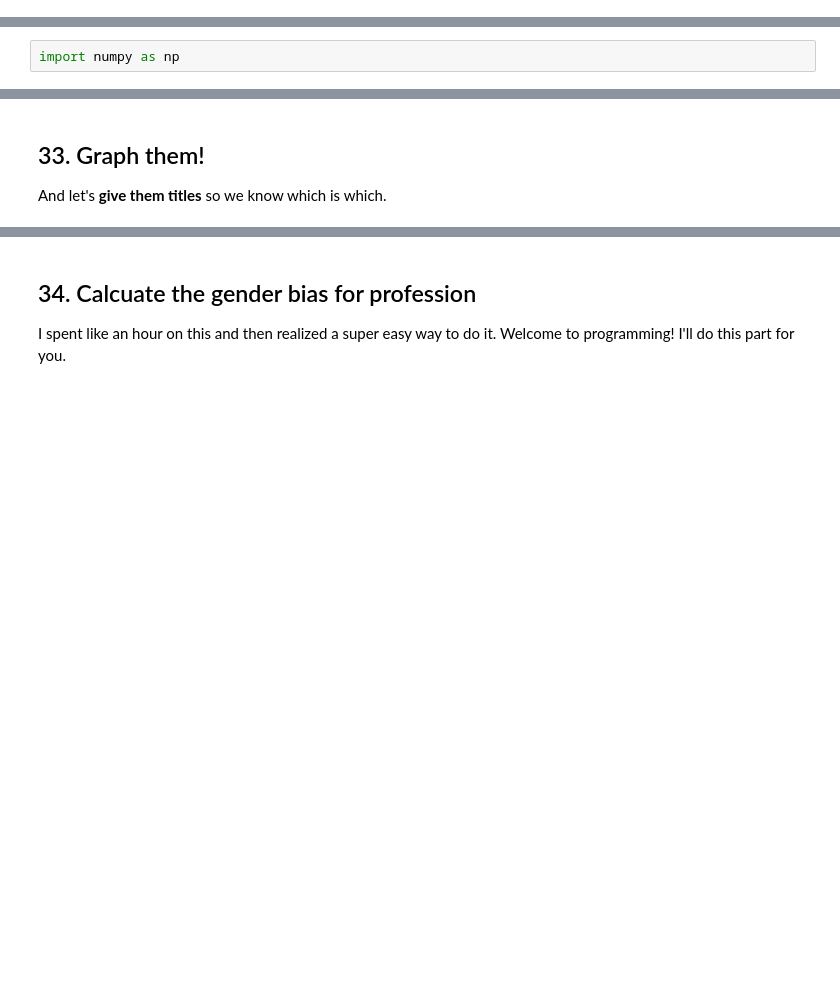
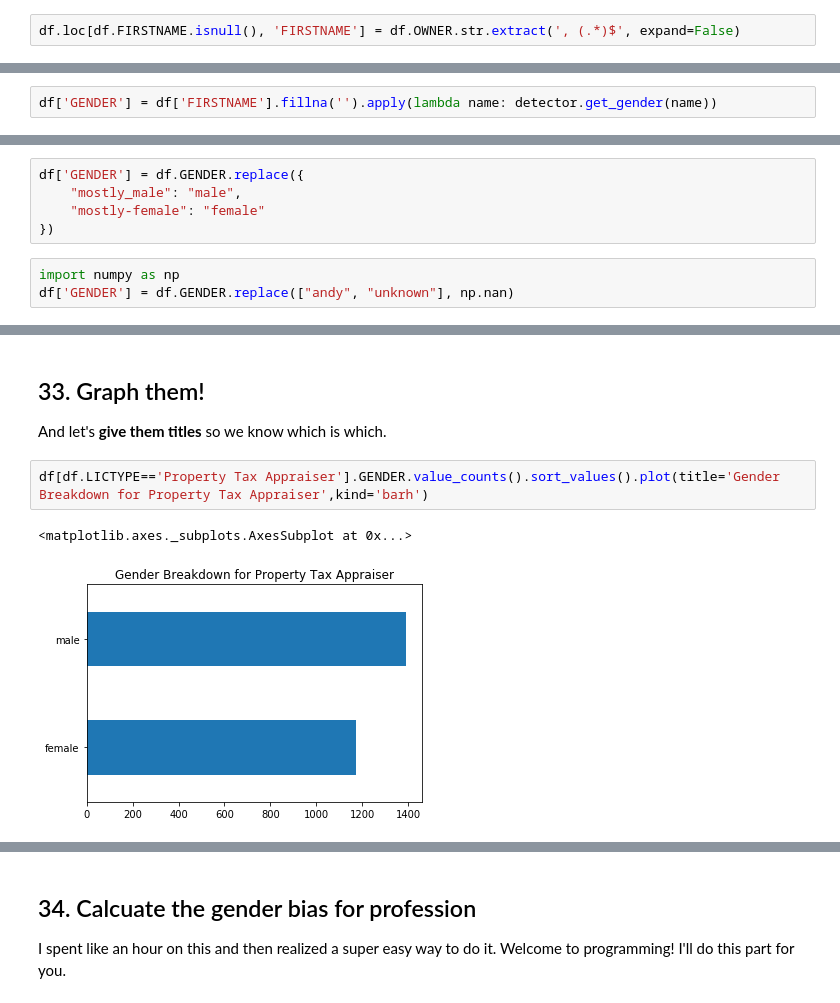
Before and after one commit to mingligraphics/foundations_homework, a Jupyter notebook: 07-homework/licensing/Licenses.ipynb, the cells around one changed output, grey strips where cells are left out. Saved outputs shown, nothing was run; the diff lists cells and outputs as text; blank space fills up the shorter version.

```diff
--- a/07-homework/licensing/Licenses.ipynb
+++ b/07-homework/licensing/Licenses.ipynb
@@ -180,5 +582,7 @@ If you'd like to use a separate regex for this group, you can use code like this
 `df.loc[df.FIRSTNAME.isnull(), 'FIRSTNAME'] = .....`
 
 That will only set the `FIRSTNAME` for people where `FIRSTNAME` is null.
+# %%
+df.loc[df.FIRSTNAME.isnull(), 'FIRSTNAME'] = df.OWNER.str.extract(', (.*)$', expand=False)
 # %% [markdown]
 How many empty first names do we have now?
@@ -223,3 +679,5 @@ df['FIRSTNAME'].fillna('').apply(lambda name: detector.get_gender(name)).head()
 ## 29. Calculate the gender of everyone's first name and save it to a column
 
 Confirm by see how many people of each gender we have
+# %%
+df['GENDER'] = df['FIRSTNAME'].fillna('').apply(lambda name: detector.get_gender(name))
@@ -231,5 +699,11 @@ Confirm by see how many people of each gender we have
 * Replace `andy` (androgynous) and `unknown` with `NaN`
 
 you can get NaN not by making a string, but with `import numpy as np` and then using `np.nan`.
+# %%
+df['GENDER'] = df.GENDER.replace({
+    "mostly_male": "male",
+    "mostly-female": "female"
+})
 # %%
 import numpy as np
+df['GENDER'] = df.GENDER.replace(["andy", "unknown"], np.nan)
@@ -251,3 +795,8 @@ If you're in need, remember your good friend `.fillna(False)` to get rid of NaN
 ## 33. Graph them!
 
 And let's **give them titles** so we know which is which.
+# %%
+df[df.LICTYPE=='Property Tax Appraiser'].GENDER.value_counts().sort_values().plot(title='Gender Breakdown for Property Tax Appraiser',kind='barh')
+# %% [output]
+<matplotlib.axes._subplots.AxesSubplot at 0x...>
+[figure, added]
```
Also changed, not shown: parts of 58 cells of this notebook, 1 other file.
